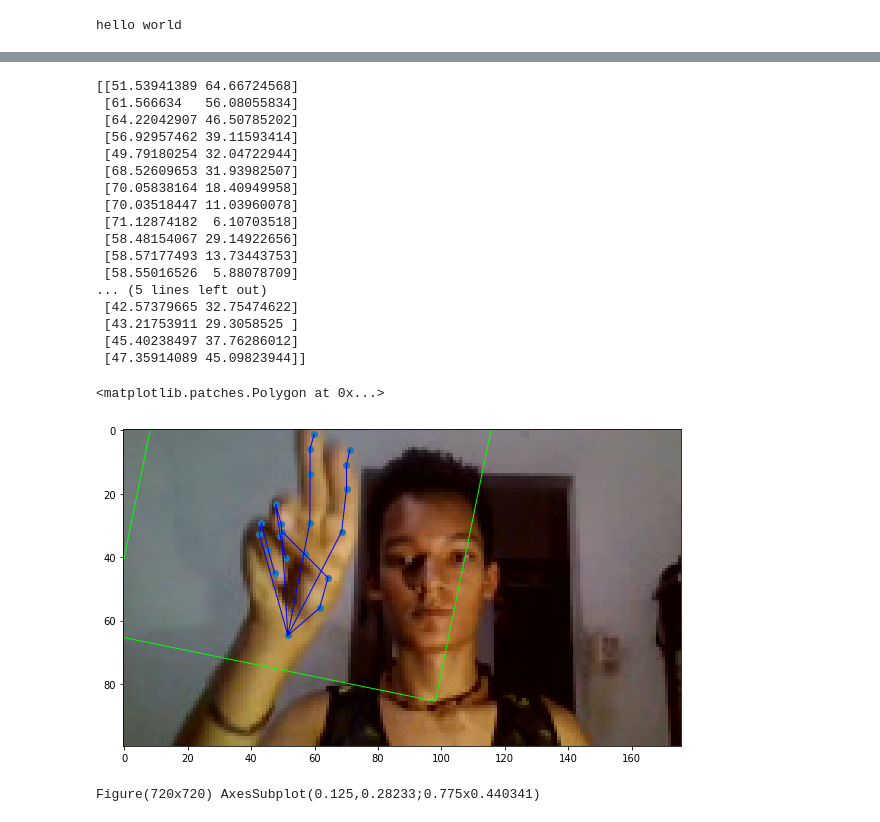
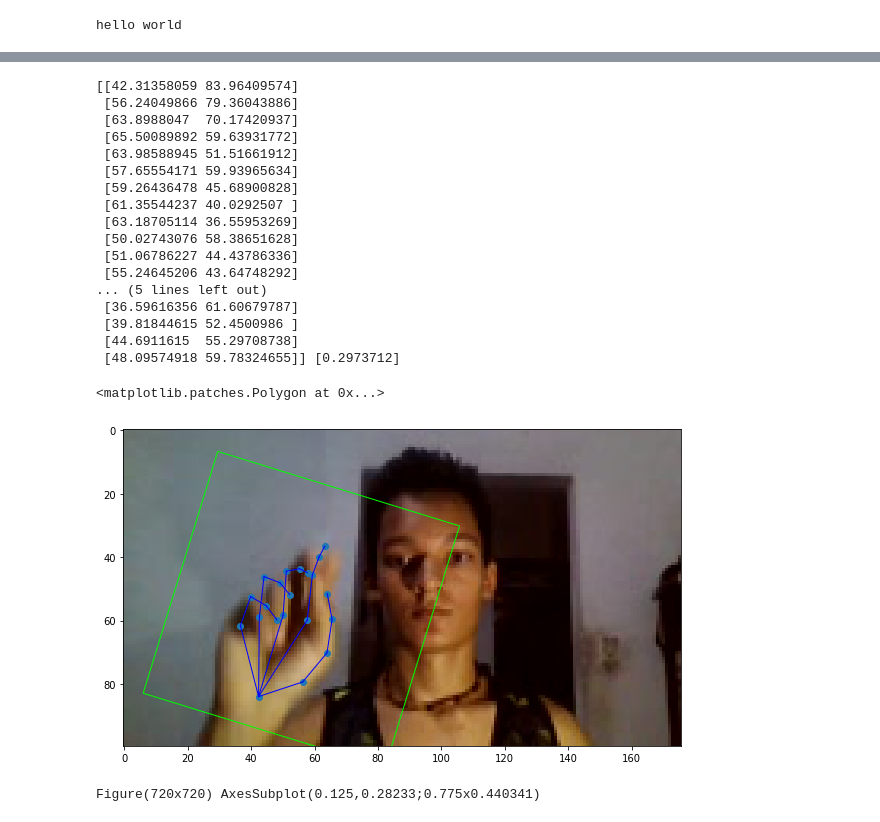
Before and after one commit to SYSU-RealTimeHandGesture-2020/papers, a Jupyter notebook: gg_handtracking/python-handtracking/hand_model.ipynb, the cells around one changed output, grey strips where cells are left out. Cells and saved outputs as stored; diff of their text form; code cells hidden in the pictures.

```diff
--- a/gg_handtracking/python-handtracking/hand_model.ipynb
+++ b/gg_handtracking/python-handtracking/hand_model.ipynb
@@ -21,7 +22,7 @@ palm_model_path = ".\\models\\palm_detection.tflite"
 landmark_model_path = ".\\models\\hand_landmark.tflite"
 anchors_path = ".\\data\\anchors.csv"
 # %%
-img = cv2.imread('D:\\jester\\data\\6547\\00017.jpg')[:,:,::-1]
+img = cv2.imread('D:\\jester\\data\\6547\\00028.jpg')[:,:,::-1]
 # %%
 # print(img)
 # %%
@@ -33,41 +38,41 @@ detector = HandTracker(palm_model_path, landmark_model_path, anchors_path,
 hand tracker built ok
 # %%
-kp, box = detector(img)
-print(kp)
+kp, box, conf = detector(img)
+print(kp, conf)
 f,ax = plt.subplots(1,1, figsize=(10, 10))
 
 ax.imshow(img)
 
 ax.scatter(kp[:,0], kp[:,1])
 from matplotlib.lines import Line2D
 # 加线条
 for finger_index in range(5):
     start = finger_index * 4 + 1
     ax.add_line(Line2D((kp[0][0],kp[start][0]), (kp[0][1],kp[start][1]), linewidth=1, color='blue'))
     for k in range(start, start+3):
         ax.add_line(Line2D((kp[k][0],kp[k+1][0]), (kp[k][1],kp[k+1][1]), linewidth=1, color='blue'))
 
 ax.add_patch(Polygon(box, color="#00ff00", fill=False))
 # %% [output]
-[[51.53941389 64.66724568]
- [61.566634   56.08055834]
- [64.22042907 46.50785202]
- [56.92957462 39.11593414]
- [49.79180254 32.04722944]
- [68.52609653 31.93982507]
- [70.05838164 18.40949958]
- [70.03518447 11.03960078]
- [71.12874182  6.10703518]
- [58.48154067 29.14922656]
- [58.57177493 13.73443753]
- [58.55016526  5.88078709]
+[[42.31358059 83.96409574]
+ [56.24049866 79.36043886]
+ [63.8988047  70.17420937]
+ [65.50089892 59.63931772]
+ [63.98588945 51.51661912]
+ [57.65554171 59.93965634]
+ [59.26436478 45.68900828]
+ [61.35544237 40.0292507 ]
+ [63.18705114 36.55953269]
+ [50.02743076 58.38651628]
+ [51.06786227 44.43786336]
+ [55.24645206 43.64748292]
 ... (5 lines left out)
- [42.57379665 32.75474622]
- [43.21753911 29.3058525 ]
- [45.40238497 37.76286012]
- [47.35914089 45.09823944]]
+ [36.59616356 61.60679787]
+ [39.81844615 52.4500986 ]
+ [44.6911615  55.29708738]
+ [48.09574918 59.78324655]] [0.2973712]
 <matplotlib.patches.Polygon at 0x...>
-[figure, old version]
+[figure, new version]
 # %%
 print(f, ax)
 # %% [output]
```
Also changed, not shown: parts of 3 cells of this notebook, 16 other files.
